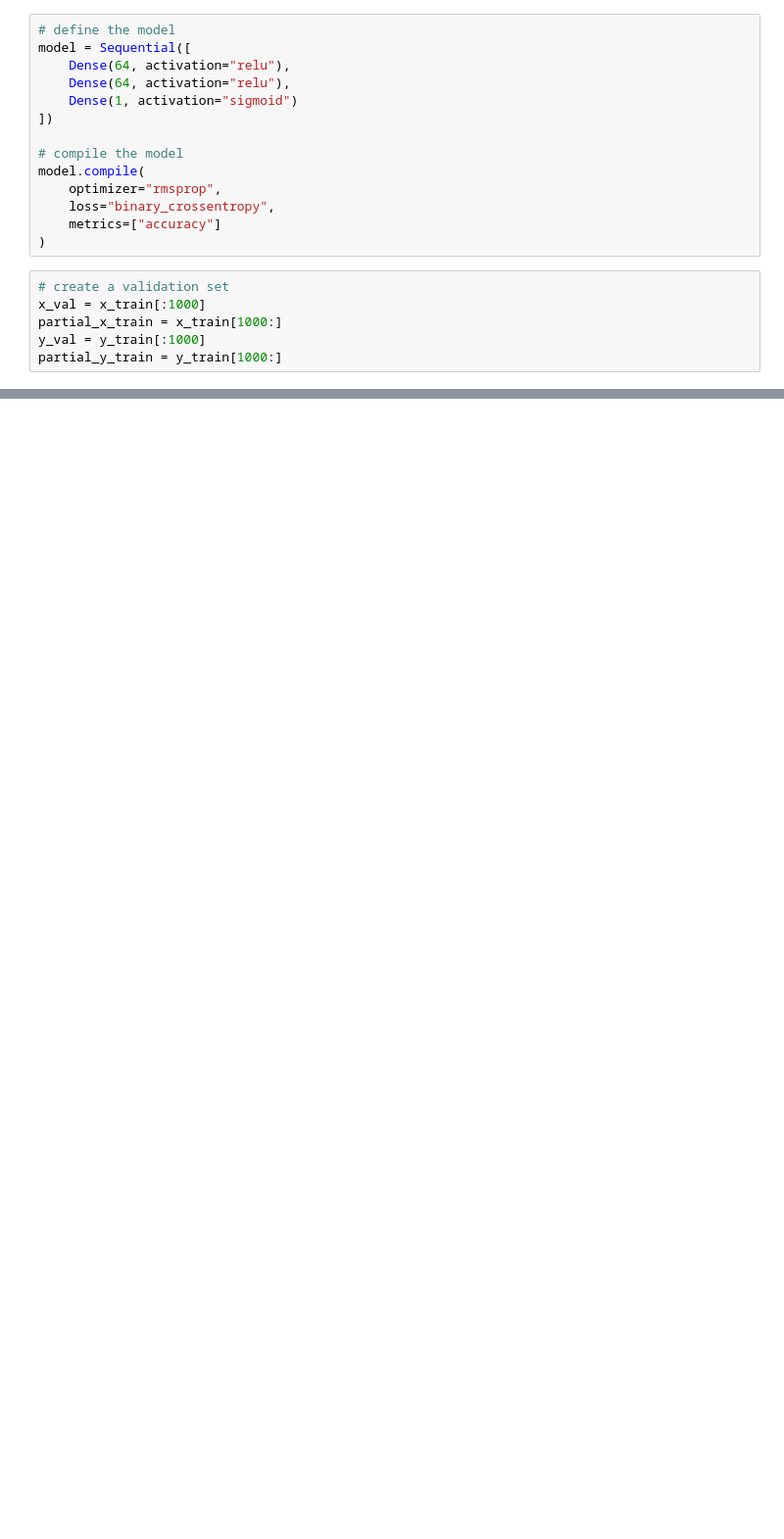
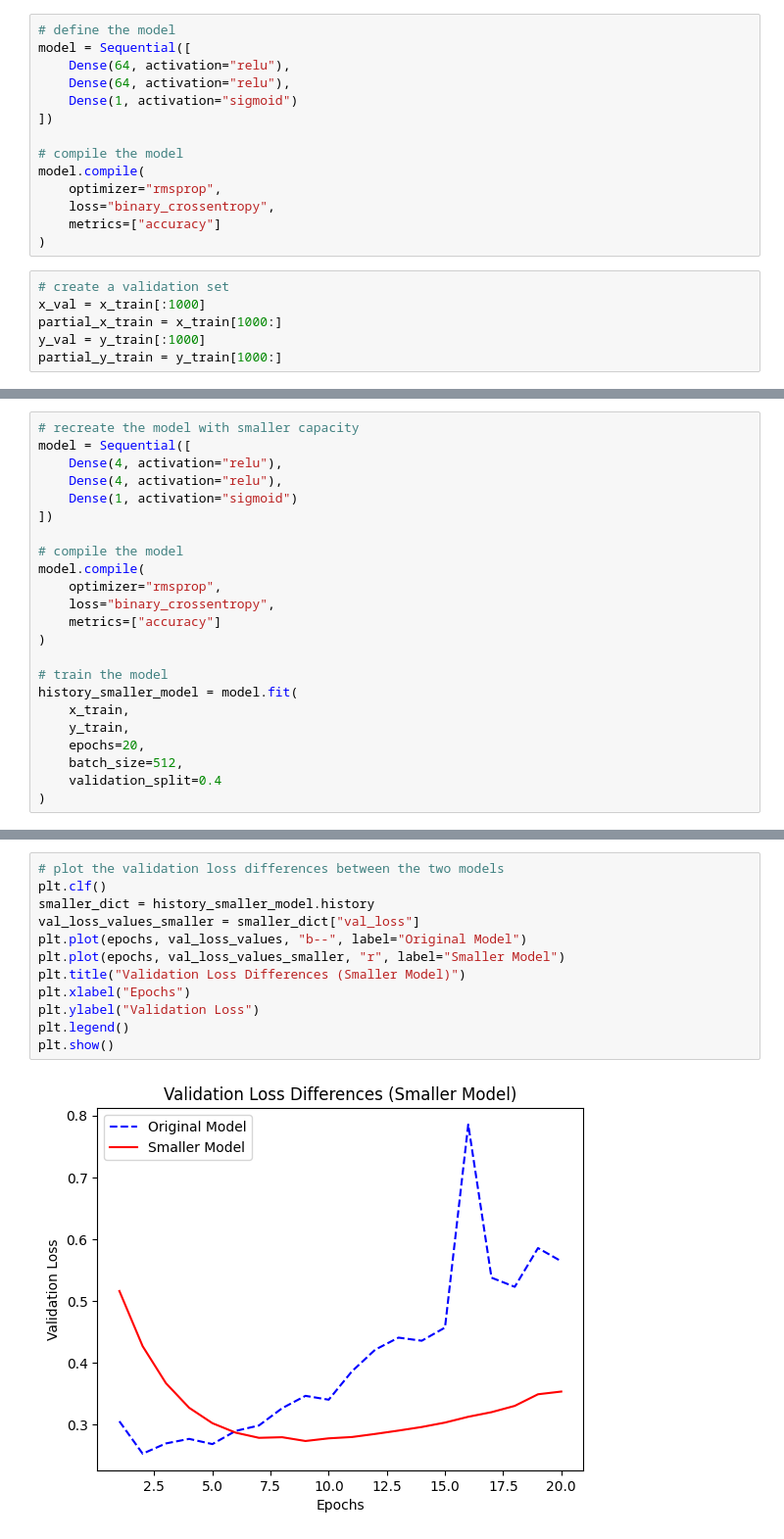
Before and after one commit to Ernestotle/Classify-Movie-Reviews-with-Deep-Learning, a Jupyter notebook: classifierDL.ipynb, the cells around one changed output, grey strips where cells are left out. Shown at 98% size. Cells and saved outputs as stored; diff of their text form; blank space fills up the shorter version.

```diff
--- a/classifierDL.ipynb
+++ b/classifierDL.ipynb
@@ -144,0 +147,23 @@ Accuracy: 0.8652799725532532
+# %%
+# recreate the model with smaller capacity
+model = Sequential([
+    Dense(4, activation="relu"),
+    Dense(4, activation="relu"),
+    Dense(1, activation="sigmoid")
+])
+
+# compile the model
+model.compile(
+    optimizer="rmsprop",
+    loss="binary_crossentropy",
+    metrics=["accuracy"]
+)
+
+# train the model
+history_smaller_model = model.fit(
+    x_train,
+    y_train,
+    epochs=20,
+    batch_size=512,
+    validation_split=0.4
+)
@@ -144,0 +188,14 @@ Accuracy: 0.8652799725532532
+# %%
+# plot the validation loss differences between the two models
+plt.clf()
+smaller_dict = history_smaller_model.history
+val_loss_values_smaller = smaller_dict["val_loss"]
+plt.plot(epochs, val_loss_values, "b--", label="Original Model")
+plt.plot(epochs, val_loss_values_smaller, "r", label="Smaller Model")
+plt.title("Validation Loss Differences (Smaller Model)")
+plt.xlabel("Epochs")
+plt.ylabel("Validation Loss")
+plt.legend()
+plt.show()
+# %% [output]
+[figure, added]
```
Also changed, not shown: parts of 12 cells of this notebook.
